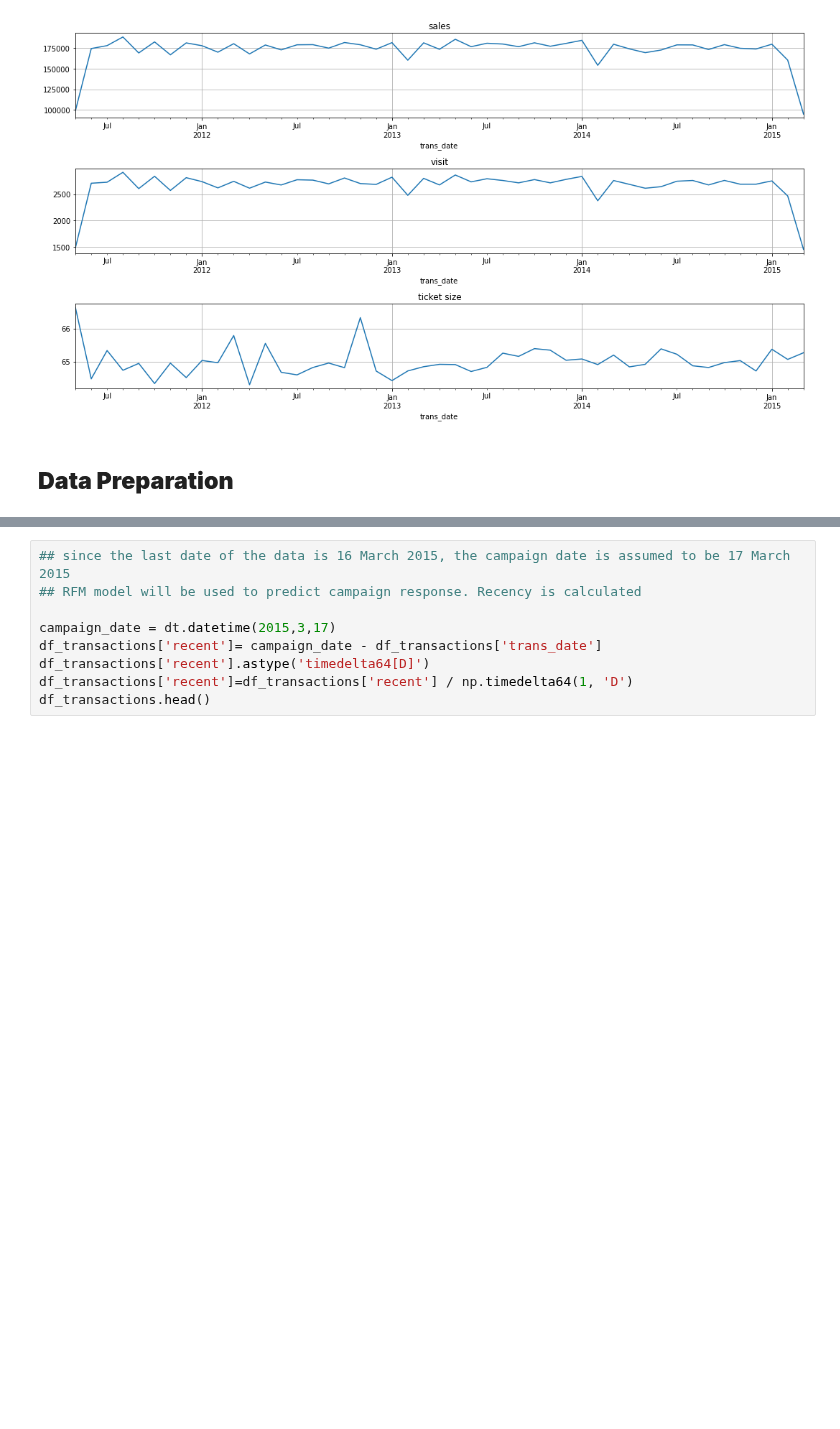
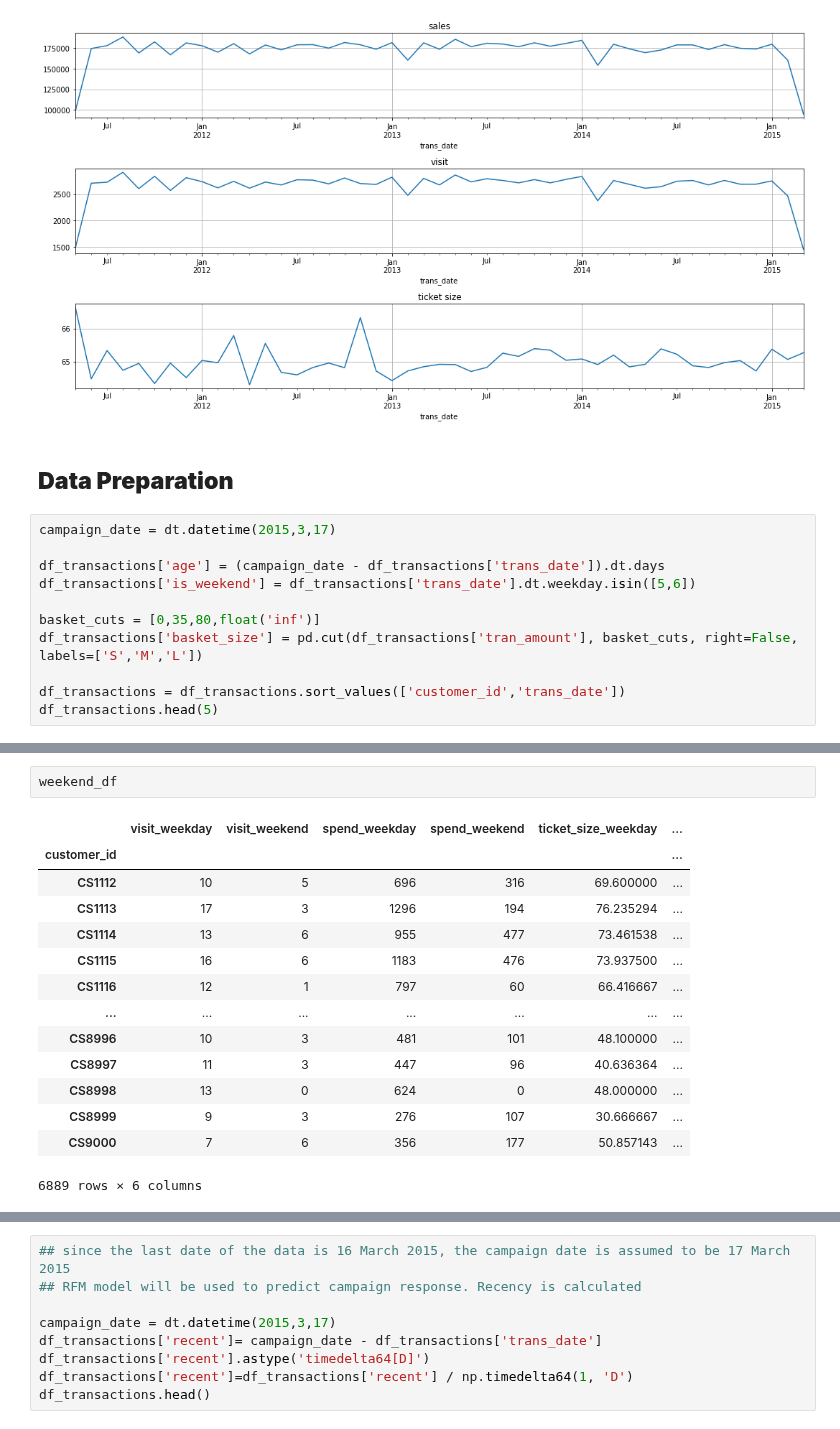
Before and after one commit to PisutSukpool/CRM-Analytics, a Jupyter notebook: Homework 08/Campaign Response Model - XGBoost Tuning.ipynb, the cells around one changed output, grey strips where cells are left out. Drawn from its saved outputs; the diff is of its cells as text; blank space fills up the shorter version.

```diff
--- a/Homework 08/Campaign Response Model - XGBoost Tuning.ipynb
+++ b/Homework 08/Campaign Response Model - XGBoost Tuning.ipynb
@@ -125,3 +125,14 @@ plt.show()
 [figure]
 # %% [markdown]
 ## **Data Preparation**
+# %%
+campaign_date = dt.datetime(2015,3,17)
+
+df_transactions['age'] = (campaign_date - df_transactions['trans_date']).dt.days
+df_transactions['is_weekend'] = df_transactions['trans_date'].dt.weekday.isin([5,6])
+
+basket_cuts = [0,35,80,float('inf')]
+df_transactions['basket_size'] = pd.cut(df_transactions['tran_amount'], basket_cuts, right=False, labels=['S','M','L'])
+
+df_transactions = df_transactions.sort_values(['customer_id','trans_date'])
+df_transactions.head(5)
@@ -127,0 +255,17 @@ plt.show()
+# %%
+weekend_df
+# %% [output]
+|  | visit_weekday | visit_weekend | spend_weekday | spend_weekend | ticket_size_weekday | ... |
+| customer_id |  |  |  |  |  | ... |
+| CS1112 | 10 | 5 | 696 | 316 | 69.600000 | ... |
+| CS1113 | 17 | 3 | 1296 | 194 | 76.235294 | ... |
+| CS1114 | 13 | 6 | 955 | 477 | 73.461538 | ... |
+| CS1115 | 16 | 6 | 1183 | 476 | 73.937500 | ... |
+| CS1116 | 12 | 1 | 797 | 60 | 66.416667 | ... |
+| ... | ... | ... | ... | ... | ... | ... |
+| CS8996 | 10 | 3 | 481 | 101 | 48.100000 | ... |
+| CS8997 | 11 | 3 | 447 | 96 | 40.636364 | ... |
+| CS8998 | 13 | 0 | 624 | 0 | 48.000000 | ... |
+| CS8999 | 9 | 3 | 276 | 107 | 30.666667 | ... |
+| CS9000 | 7 | 6 | 356 | 177 | 50.857143 | ... |
+6889 rows × 6 columns
```
Also changed, not shown: parts of 5 cells of this notebook.
